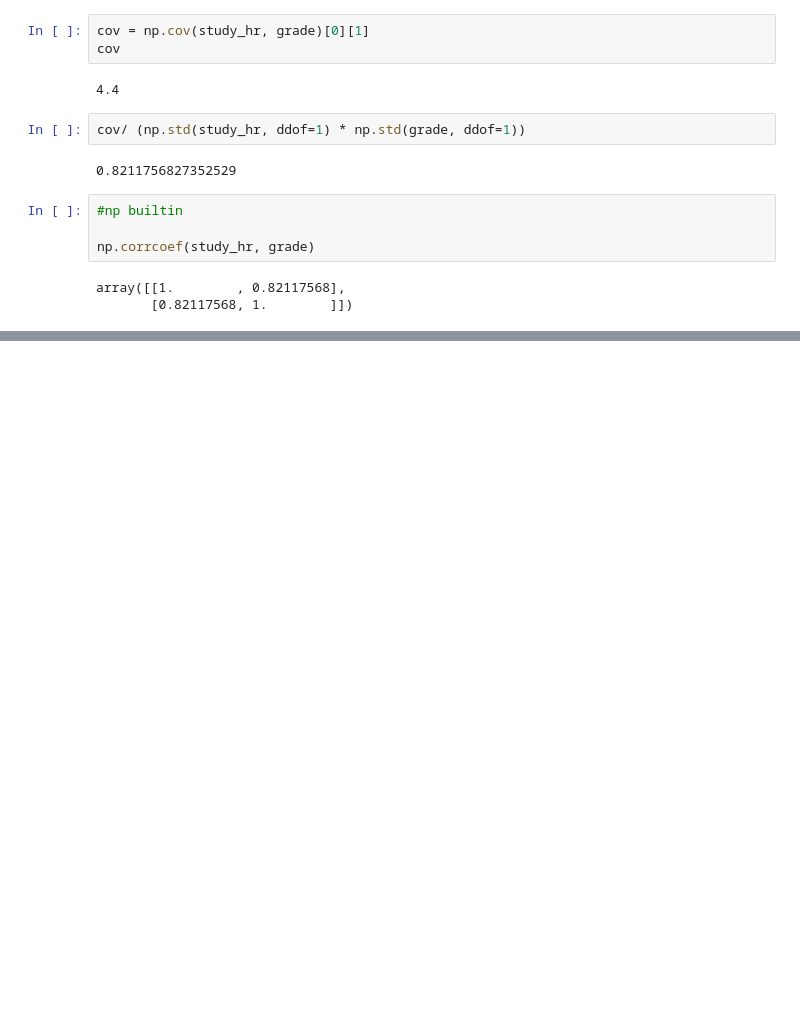
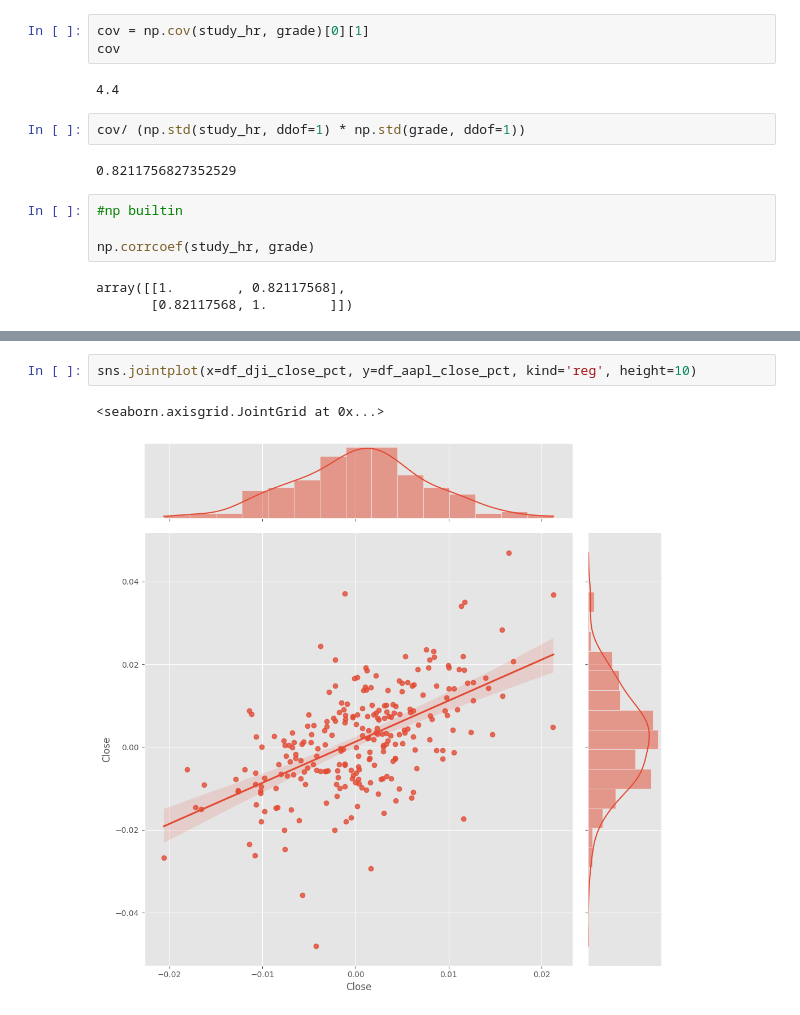
Before and after one commit to astrrr/quant-lab, a Jupyter notebook: lab_py_fin_covariance_correlation.ipynb, the cells around one changed output, grey strips where cells are left out. Saved outputs shown, nothing was run; the diff lists cells and outputs as text; blank space fills up the shorter version.

```diff
--- a/lab_py_fin_covariance_correlation.ipynb
+++ b/lab_py_fin_covariance_correlation.ipynb
@@ -167,0 +293,5 @@ array([[1.        , 0.82117568],
+# %%
+sns.jointplot(x=df_dji_close_pct, y=df_aapl_close_pct, kind='reg', height=10)
+# %% [output]
+<seaborn.axisgrid.JointGrid at 0x...>
+[figure, added]
```
Also changed, not shown: parts of 20 cells of this notebook.
